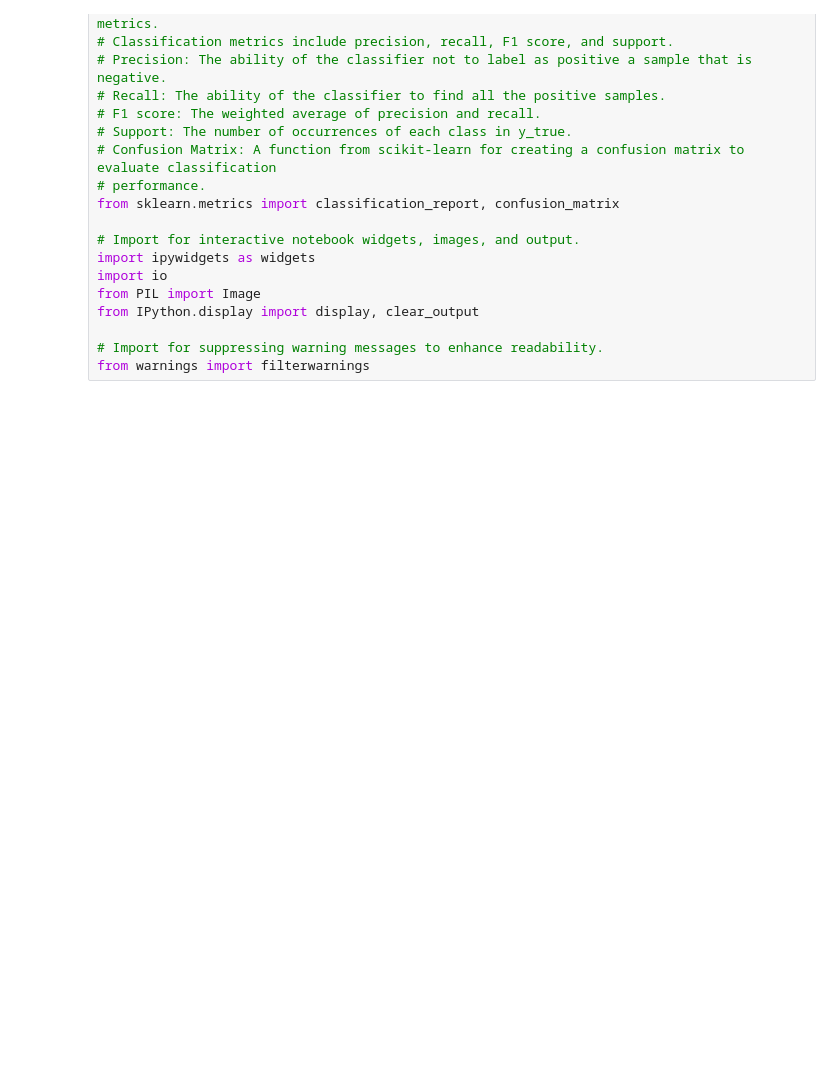
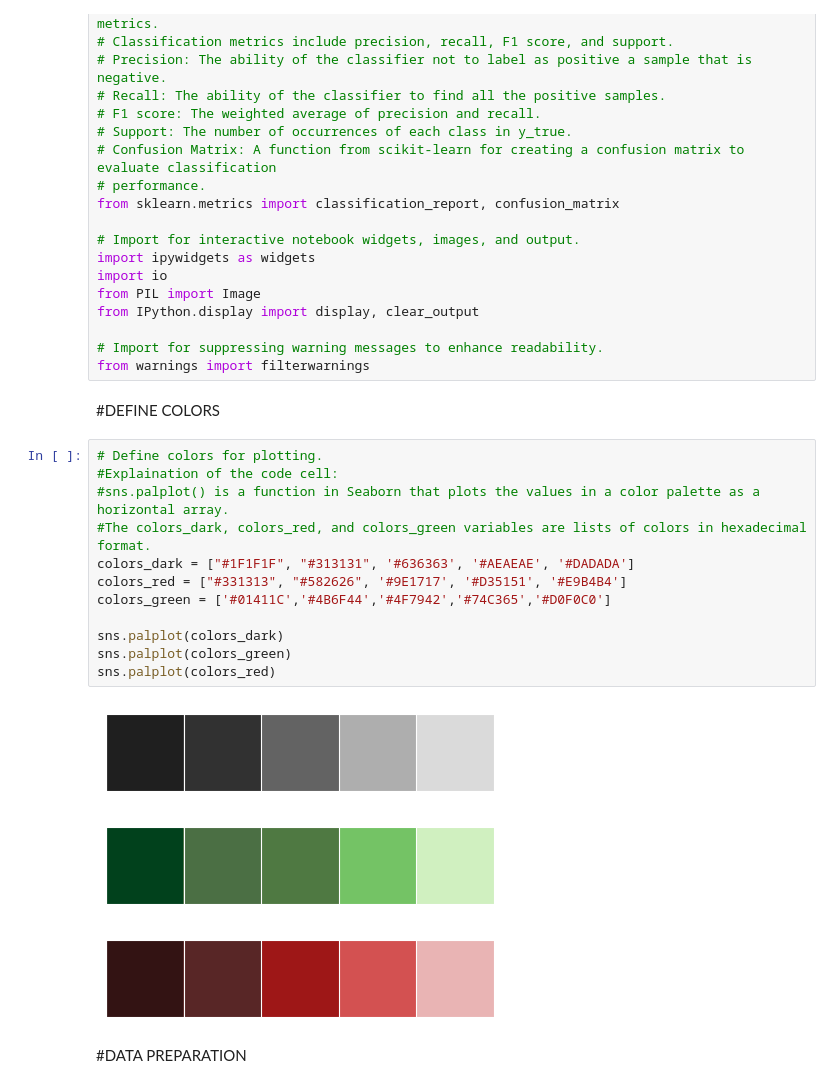
Before and after one commit to KAUSSHIK/BrainTumorClassification, a Jupyter notebook: Classifier.ipynb, the cells around one changed output. Drawn from its saved outputs; the diff is of its cells as text; blank space fills up the shorter version.

```diff
--- a/Classifier.ipynb
+++ b/Classifier.ipynb
@@ -72,3 +72,23 @@ from IPython.display import display, clear_output
 
 # Import for suppressing warning messages to enhance readability.
 from warnings import filterwarnings
+# %% [markdown]
+#DEFINE COLORS
+# %%
+# Define colors for plotting.
+#Explaination of the code cell:
+#sns.palplot() is a function in Seaborn that plots the values in a color palette as a horizontal array.
+#The colors_dark, colors_red, and colors_green variables are lists of colors in hexadecimal format.
+colors_dark = ["#1F1F1F", "#313131", '#636363', '#AEAEAE', '#DADADA']
+colors_red = ["#331313", "#582626", '#9E1717', '#D35151', '#E9B4B4']
+colors_green = ['#01411C','#4B6F44','#4F7942','#74C365','#D0F0C0']
+
+sns.palplot(colors_dark)
+sns.palplot(colors_green)
+sns.palplot(colors_red)
+# %% [output]
+[figure, added]
+[figure, added]
+[figure, added]
+# %% [markdown]
+#DATA PREPARATION
```
Also changed, not shown: parts of 19 cells of this notebook, 3 other files.
